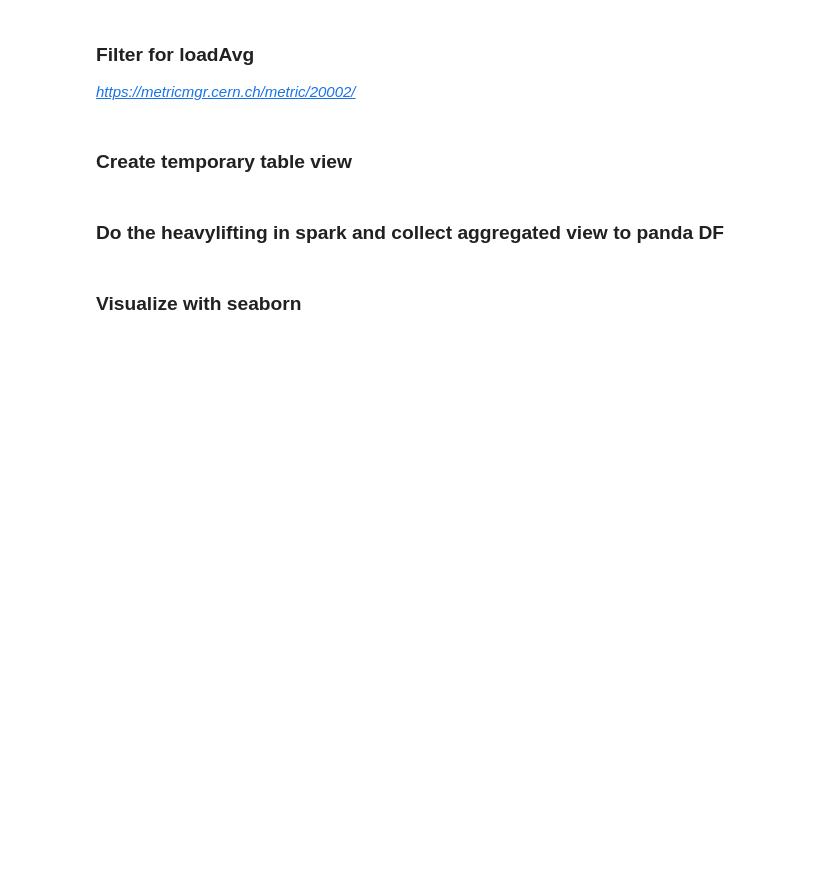
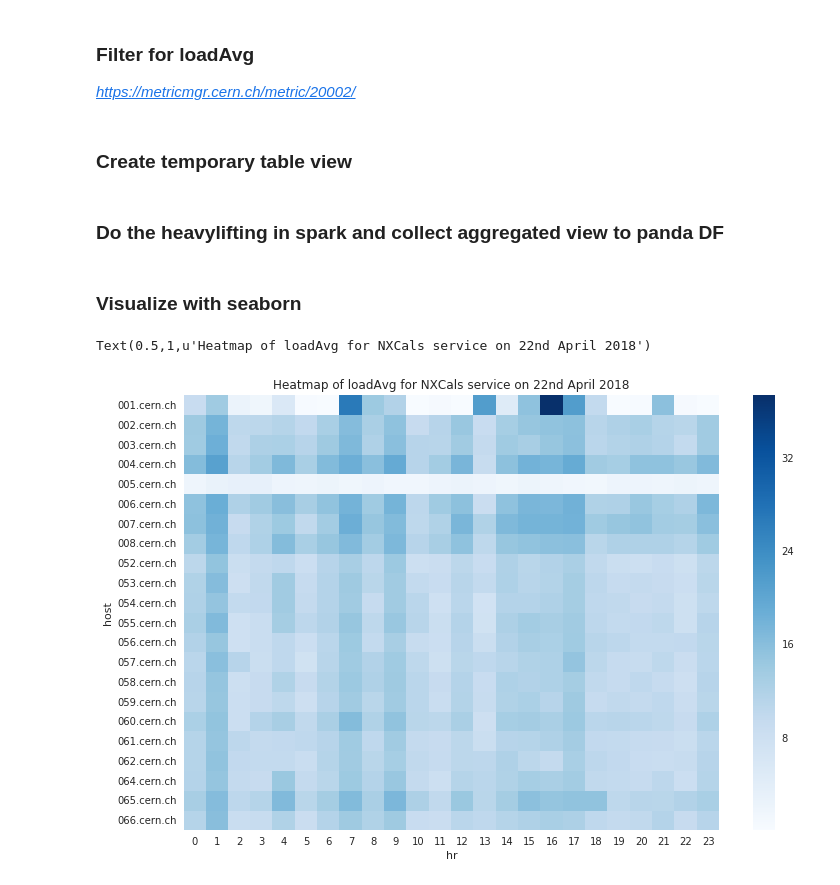
Before and after one commit to prasanthkothuri/swan-spark-notebooks, a Jupyter notebook: analytix-hostmetrics-example.ipynb, the cells around one changed output. Drawn from its saved outputs; the diff is of its cells as text; code cells hidden in the pictures; blank space fills up the shorter version.

```diff
--- a/analytix-hostmetrics-example.ipynb
+++ b/analytix-hostmetrics-example.ipynb
@@ -62,18 +65,21 @@ df_loadAvg.createOrReplaceTempView("loadAvg")
 # %% [markdown]
 ### Do the heavylifting in spark and collect aggregated view to panda DF
 # %%
-df_loadAvg_pandas = spark.sql("SELECT submitter_host, \
+df_loadAvg_pandas = spark.sql("SELECT substring(submitter_host,7,length(submitter_host)) as host, \
                                       avg(body.LoadAvg) as avg, \
                                       hour(from_unixtime(timestamp / 1000, 'yyyy-MM-dd HH:mm:ss')) as hr \
                                FROM loadAvg \
-                               WHERE submitter_hostgroup = 'hadoop/itdb/datanode' \
-                               AND dayofmonth(from_unixtime(timestamp / 1000, 'yyyy-MM-dd HH:mm:ss')) = 15 \
+                               WHERE submitter_hostgroup like 'hadoop_ng/nxcals%' \
+                               AND dayofmonth(from_unixtime(timestamp / 1000, 'yyyy-MM-dd HH:mm:ss')) = 22 \
                                GROUP BY hour(from_unixtime(timestamp / 1000, 'yyyy-MM-dd HH:mm:ss')), submitter_host")\
                     .toPandas()
 # %% [markdown]
 ### Visualize with seaborn
 # %%
-# heatmap of service availability
-plt.figure(figsize=(10, 6))
-ax = sns.heatmap(df_loadAvg_pandas.pivot(index='submitter_host', columns='hr', values='avg'), cmap="Blues")
-ax.set_title("Heatmap of loadAvg")
+# heatmap of loadAvg
+plt.figure(figsize=(12, 8))
+ax = sns.heatmap(df_loadAvg_pandas.pivot(index='host', columns='hr', values='avg'), cmap="Blues")
+ax.set_title("Heatmap of loadAvg for NXCals service on 22nd April 2018")
+# %% [output]
+Text(0.5,1,u'Heatmap of loadAvg for NXCals service on 22nd April 2018')
+[figure, added]
```
Also changed, not shown: parts of 4 cells of this notebook, 1 other file.
